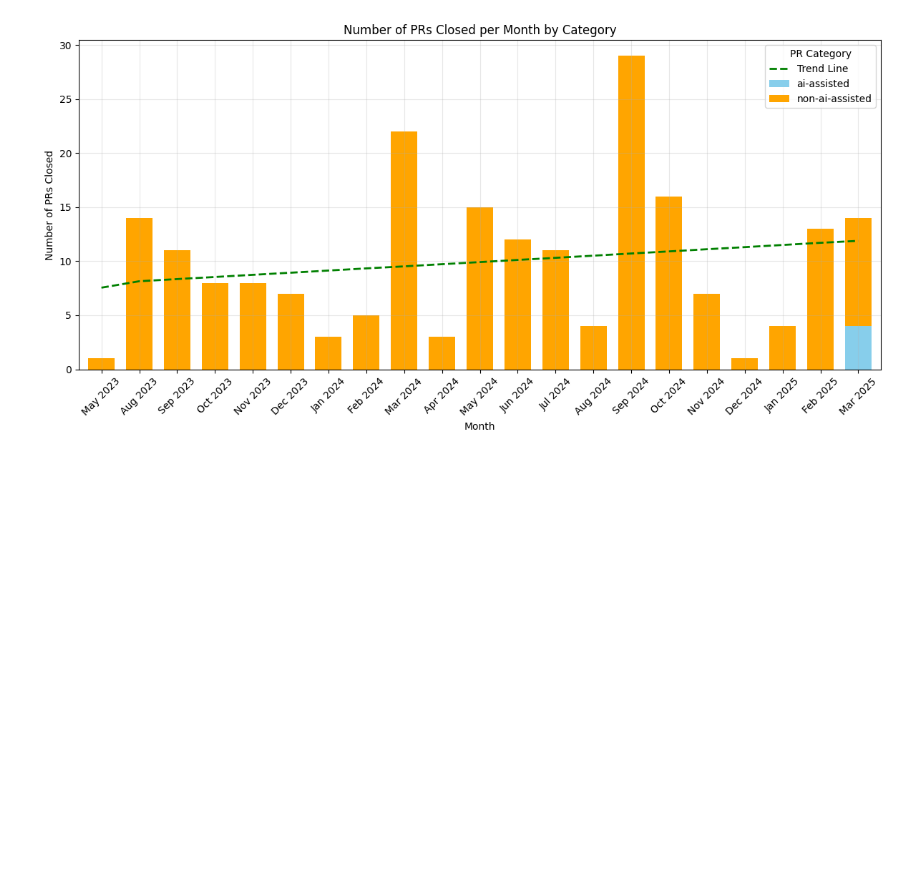
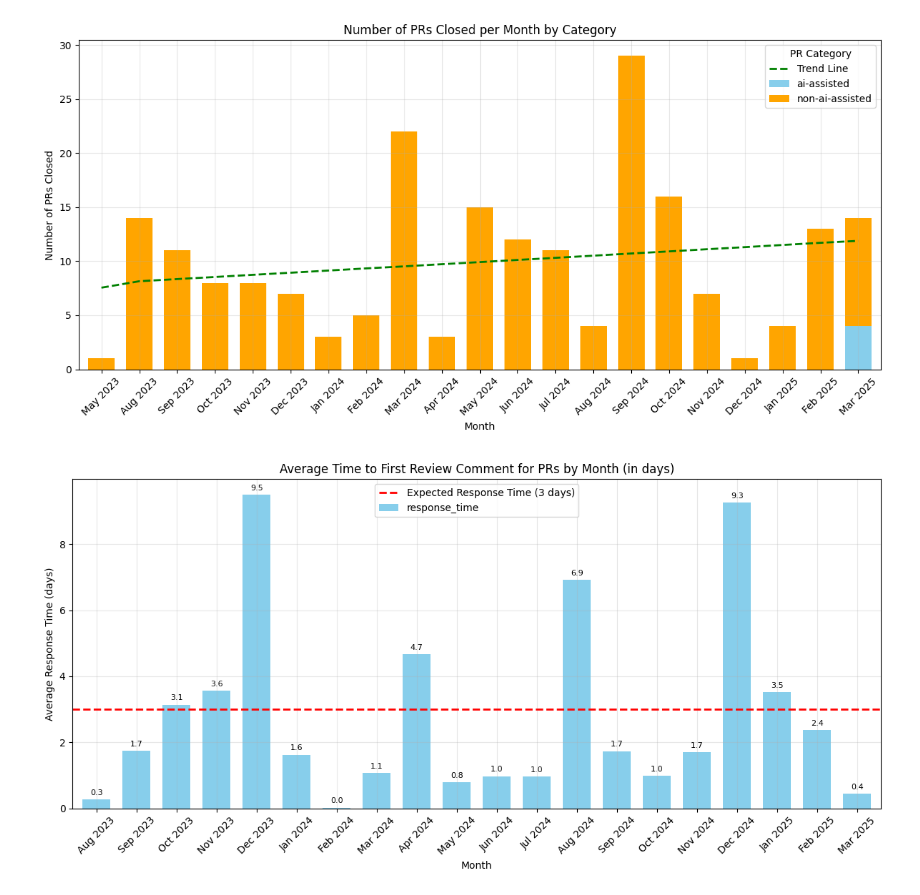
Before and after one commit to devorekristen/terraform-provider-power-platform, a Jupyter notebook: metrics/metrics.ipynb, the cells around one changed output. Saved outputs shown, nothing was run; the diff lists cells and outputs as text; code cells hidden in the pictures; blank space fills up the shorter version.

```diff
--- a/metrics/metrics.ipynb
+++ b/metrics/metrics.ipynb
@@ -131,3 +117,44 @@ plt.tight_layout()
 plt.show()
 # %% [output]
 [figure]
+# %%
+# Filter out rows where first_comment_at is None
+df_with_comments = pd.DataFrame(prs).dropna(subset=['first_comment_at'])
+
+# Calculate time difference between first comment and PR creation in days
+df_with_comments['response_time'] = (df_with_comments['first_comment_at'] - df_with_comments['created_at']).dt.total_seconds() / (3600 * 24)
+
+# Extract month from created_at for grouping
+df_with_comments['creation_month'] = pd.to_datetime(df_with_comments['created_at']).dt.strftime('%Y-%m')
+
+# Group by month and calculate average response time (no category grouping)
+monthly_response_times = df_with_comments.groupby('creation_month')['response_time'].mean()
+
+# Convert index to datetime for proper sorting
+monthly_response_times.index = pd.to_datetime(monthly_response_times.index + '-01')
+monthly_response_times = monthly_response_times.sort_index()
+
+# Create the bar chart
+plt.figure(figsize=(12, 6))
+ax = monthly_response_times.plot(kind='bar', color='skyblue', width=0.7)
+
+# Add data labels to the top of the bars
+ax.bar_label(ax.containers[0], fmt='{:.1f}', padding=3, fontsize=8)
+
+# Format x-axis labels to Month Year format
+labels = [date.strftime('%b %Y') for date in monthly_response_times.index]
+ax.set_xticklabels(labels)
+
+# Add a horizontal dotted line at 3 days to show the expected response time
+plt.axhline(y=3, color='r', linestyle='--', linewidth=2, label='Expected Response Time (3 days)')
+
+plt.xlabel('Month')
+plt.ylabel('Average Response Time (days)')
+plt.title('Average Time to First Review Comment for PRs by Month (in days)')
+plt.xticks(rotation=45)
+plt.grid(True, alpha=0.3)
+plt.legend()
+plt.tight_layout()
+plt.show()
+# %% [output]
+[figure, added]
```
Also changed, not shown: parts of 4 cells of this notebook.
